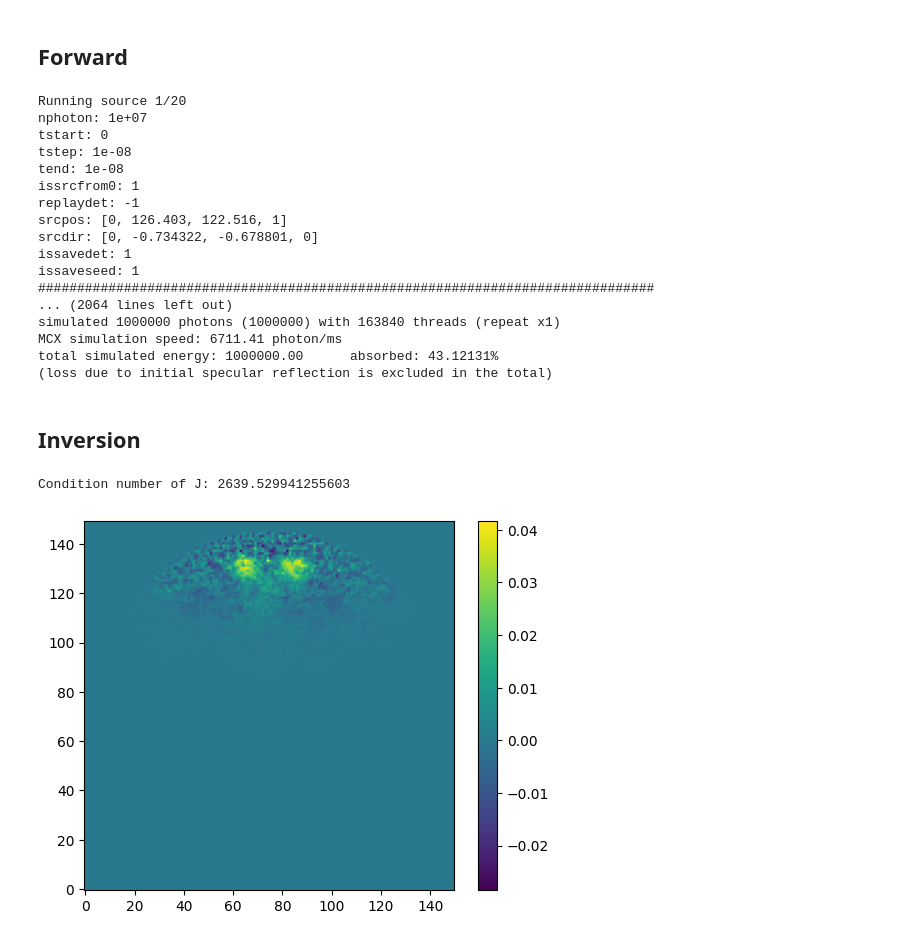
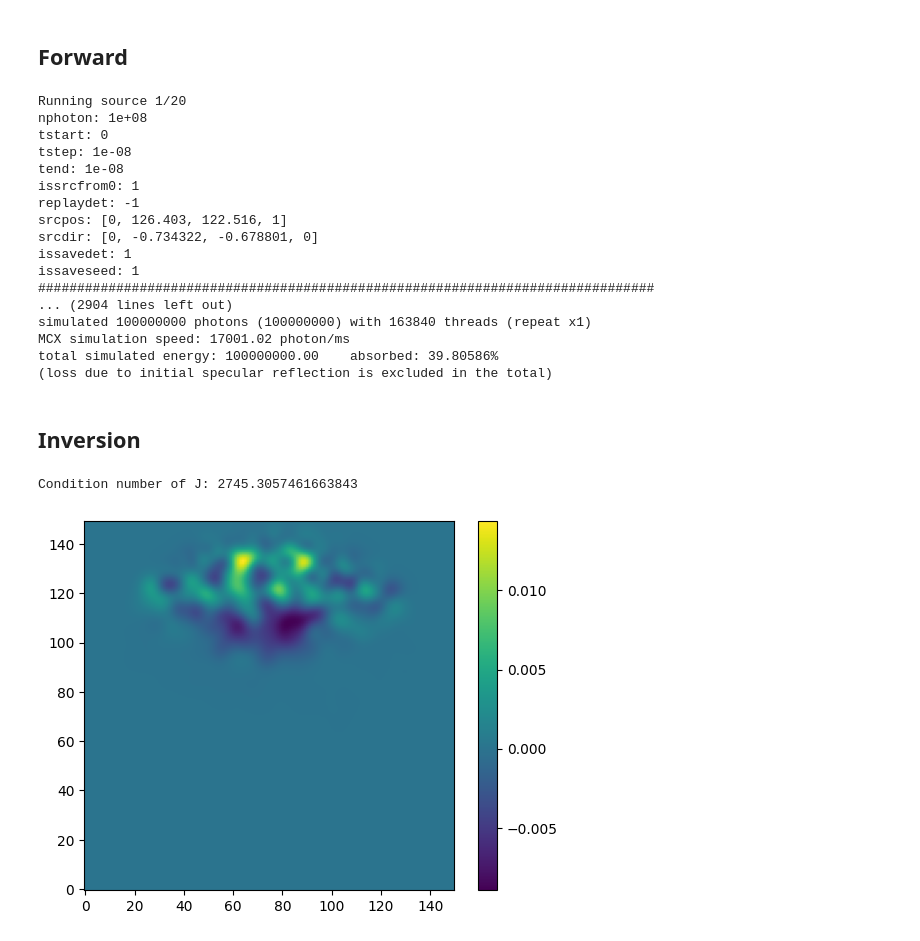
Before and after one commit to neural-imagery/tomography-experiments, a Jupyter notebook: 3d/main.ipynb, the cells around one changed output. Cells and saved outputs as stored; diff of their text form; code cells hidden in the pictures.

```diff
--- a/3d/main.ipynb
+++ b/3d/main.ipynb
@@ -52,11 +51,11 @@ for src_idx in range(nsrc):
     J[..., src_idx] = jacobian(res_bg, cfg_bg)
 
     solver.medium = medium_true
-    # res_true, cfg_true = solver.forward(src_idx, random_seed=7)
-    data_true[..., src_idx] = solver.get_td_data(res_bg, medium_true.optical_properties) # note we use the same photons as the forward pass
+    res_true, cfg_true = solver.forward(src_idx, random_seed=7)
+    data_true[..., src_idx] = solver.get_td_data(res_true, medium_true.optical_properties) # note we use the same photons as the forward pass
 # %% [output]
 Running source 1/20
-nphoton: 1e+07
+nphoton: 1e+08
 tstart: 0
 tstep: 1e-08
 tend: 1e-08
@@ -67,10 +66,10 @@ srcdir: [0, -0.734322, -0.678801, 0]
 issavedet: 1
 issaveseed: 1
 ###############################################################################
-... (2064 lines left out)
-simulated 1000000 photons (1000000) with 163840 threads (repeat x1)
-MCX simulation speed: 6711.41 photon/ms
-total simulated energy: 1000000.00      absorbed: 43.12131%
+... (2904 lines left out)
+simulated 100000000 photons (100000000) with 163840 threads (repeat x1)
+MCX simulation speed: 17001.02 photon/ms
+total simulated energy: 100000000.00    absorbed: 39.80586%
 (loss due to initial specular reflection is excluded in the total)
 # %% [markdown]
 ## Inversion
@@ -80,21 +79,25 @@ J_c = J.reshape((nz*ny*nx*nt, ndet*nsrc))
 cond = np.linalg.cond(J_c)
 print(f"Condition number of J: {cond}")
 # %% [output]
-Condition number of J: 2639.529941255603
+Condition number of J: 2745.3057461663843
 # %%
-from solver import invert
+from solver import invert, compute_dphi
 # normalize true data
-cw_data_bg = np.sum(data_true, axis=0)[np.newaxis, :]
-dphi_fd = (data_true - data_bg) / cw_data_bg
+dphi_fd = compute_dphi(data_bg, data_true)
 
 mua_bg = medium_bg.get_mua()
 dmua = invert(dphi_fd, J)
 
 mua_new = mua_bg + dmua
 # %%
-plt.imshow(dmua[nz//2,...])
+# blur the result
+from scipy.ndimage import gaussian_filter
+dmua2 = gaussian_filter(dmua, sigma=3)
+
+
+plt.imshow(dmua2[nz//2,...])
 plt.colorbar()
 # flip y axis
 plt.gca().invert_yaxis()
 # %% [output]
-[figure, old version]
+[figure, new version]
```
Also changed, not shown: parts of 1 cell of this notebook, 1 other file.
